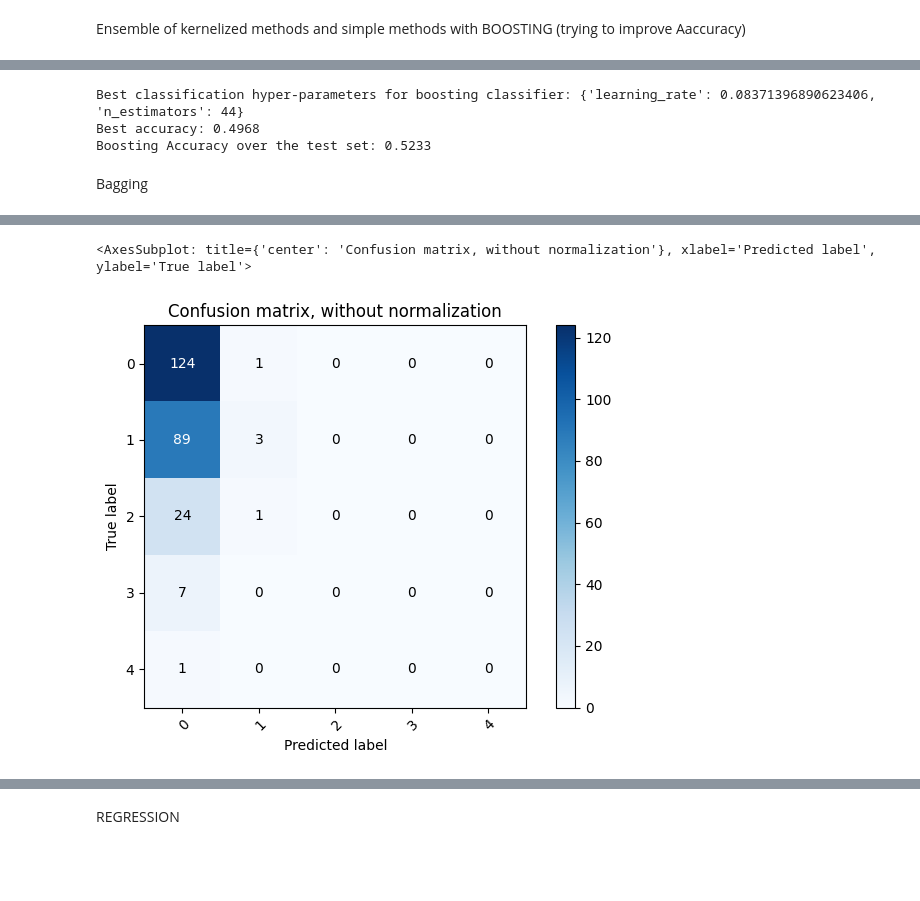
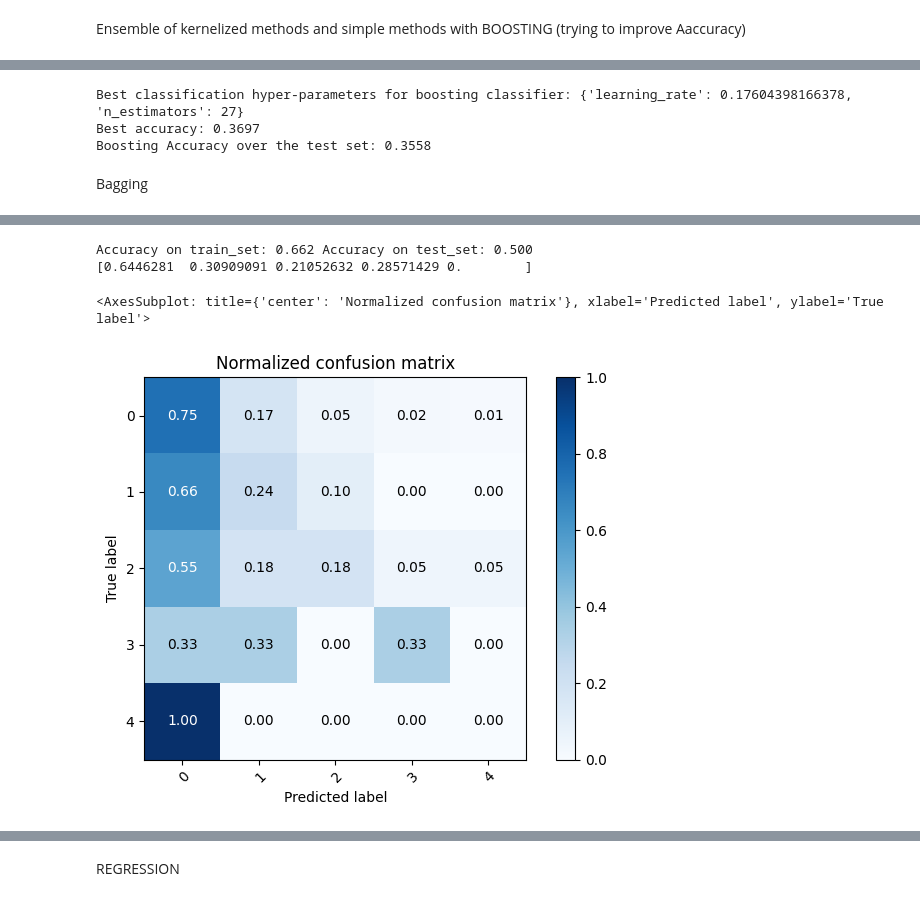
Before and after one commit to francomano/uav, a Jupyter notebook: uav.ipynb, the cells around one changed output, grey strips where cells are left out. Drawn from its saved outputs; the diff is of its cells as text; code cells hidden in the pictures; blank space fills up the shorter version.

```diff
--- a/uav.ipynb
+++ b/uav.ipynb
@@ -224,0 +226,14 @@ weighted avg       0.50      0.53      0.48       200
+# %%
+classifier=svm.SVC()
+
+pargrid={
+    "kernel":["poly"],
+    "degree":[2,3,4,5],
+    "gamma":[1/35, 1/70, 2/35, 5/35, 0.5, 0.75, 1],
+    "C":[0.1, 0.3, 0.5, 0.7, 0.9, 1, 1.3, 1.7]
+    }
+
+gs = GridSearchCV(classifier, pargrid, scoring="f1_micro", n_jobs=-1, refit=True, verbose=3)
+gs.fit(X_train, y_train)
+
+print(f"Best parameters found:\n{gs.best_params_}")
@@ -225,7 +258,7 @@ weighted avg       0.50      0.53      0.48       200
 # %% [markdown]
 Ensemble of kernelized methods and simple methods with BOOSTING (trying to improve Aaccuracy)
 # %%
-classifier_name = 'D'
+classifier_name = 'S'
 algorithm = 'SAMME'
 n_estimators=np.random.randint(5, 70, 5)
 
@@ -246,9 +279,9 @@ boosting_params = {
 # %%
 
 adaboost_classifier = AdaBoostClassifier(
-    base_estimator=all_classifiers['S'][0](C=1.0,kernel='poly',degree=4,gamma='scale'),
-    n_estimators=44,
-    learning_rate=0.08,
+    base_estimator=all_classifiers['S'][0](C=0.5,kernel='poly',degree=2,gamma='scale'),
+    n_estimators=17,
+    learning_rate=0.2,
     algorithm= algorithm,
     random_state=random_state
     ).fit(X_train, y_train)
@@ -259,5 +292,5 @@ ada_accuracy_test = adaboost_classifier.score(X_test,y_test)
 print("Accuracy on train_set: %.3f" %ada_accuracy_train,"Accuracy on test_set: %.3f" %ada_accuracy_test)
 print("f1-score: ",sklearn.metrics.f1_score(y_test, y_pred,average=None))
 print(classification_report(y_test, y_pred))
-plot_confusion_matrix(y_test, y_pred,np.array([0,1,2,3,4]))
+plot_confusion_matrix(y_test, y_pred,np.array([0,1,2,3,4]),normalize=True)
 # %% [output]
@@ -282,7 +315,7 @@ cv = KFold(n_splits=5, shuffle=True, random_state=random_state)
 grid_search_boosting = GridSearchCV(
     adaboost_classifier,
     boosting_params,
-    scoring='accuracy',   #accuracy,f1_micro,f1_macro,balanced_accuracy,f1_weighted
+    scoring='f1_weighted',   #accuracy,f1_micro,f1_macro,balanced_accuracy,f1_weighted
     cv=cv,
     return_train_score=False,
     verbose=0,
@@ -294,9 +327,9 @@ print("Best classification hyper-parameters for boosting classifier: %r" %grid_s
 print("Best accuracy: %.4f" %grid_search_boosting.best_score_)
 print("Boosting Accuracy over the test set: %.4f" %grid_search_boosting.score(X_test, y_test))
 # %% [output]
-Best classification hyper-parameters for boosting classifier: {'learning_rate': 0.08371396890623406, 'n_estimators': 44}
-Best accuracy: 0.4968
-Boosting Accuracy over the test set: 0.5233
+Best classification hyper-parameters for boosting classifier: {'learning_rate': 0.17604398166378, 'n_estimators': 27}
+Best accuracy: 0.3697
+Boosting Accuracy over the test set: 0.3558
 # %% [markdown]
 Bagging
 # %%
@@ -305,9 +338,9 @@ bagging_params = {
   'n_estimators': n_estimators,
 }
 bagging_classifier = BaggingClassifier(
-    base_estimator=all_classifiers[classifier_name][0](max_depth=4),
-    max_samples=276,
-    n_estimators=44,
+    base_estimator=all_classifiers[classifier_name][0](C=0.5,kernel='poly',degree=2,gamma='scale',class_weight='balanced'),
+    max_samples=340,
+    n_estimators=55,
     random_state=random_state,
     ).fit(X_train, y_train)
 
@@ -316,5 +349,5 @@ bagging_accuracy_test = bagging_classifier.score(X_test, y_test)
 bagging_accuracy_train = bagging_classifier.score(X_train, y_train)
 print("Accuracy on train_set: %.3f" %bagging_accuracy_train,"Accuracy on test_set: %.3f" %bagging_accuracy_test)
 print(sklearn.metrics.f1_score(y_test, y_pred,average=None))
-plot_confusion_matrix(y_test, y_pred,np.array([0,1,2,3,4]))
+plot_confusion_matrix(y_test, y_pred,np.array([0,1,2,3,4]),normalize=True)
 # %% [output]
@@ -323,5 +356,7 @@ Accuracy on train_set: 0.605 Accuracy on test_set: 0.508
-<AxesSubplot: title={'center': 'Confusion matrix, without normalization'}, xlabel='Predicted label', ylabel='True label'>
+Accuracy on train_set: 0.662 Accuracy on test_set: 0.500
+[0.6446281  0.30909091 0.21052632 0.28571429 0.        ]
+<AxesSubplot: title={'center': 'Normalized confusion matrix'}, xlabel='Predicted label', ylabel='True label'>
-[figure, old version]
+[figure, new version]
 # %%
 grid_search_bagging = GridSearchCV(
     bagging_classifier,
```
Also changed, not shown: parts of 9 cells of this notebook.
